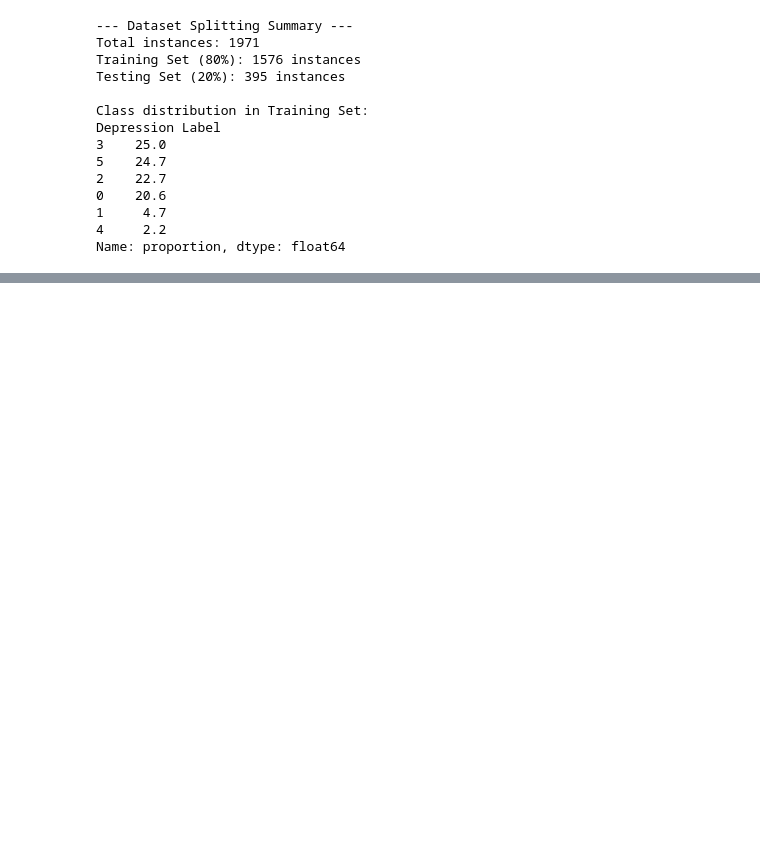
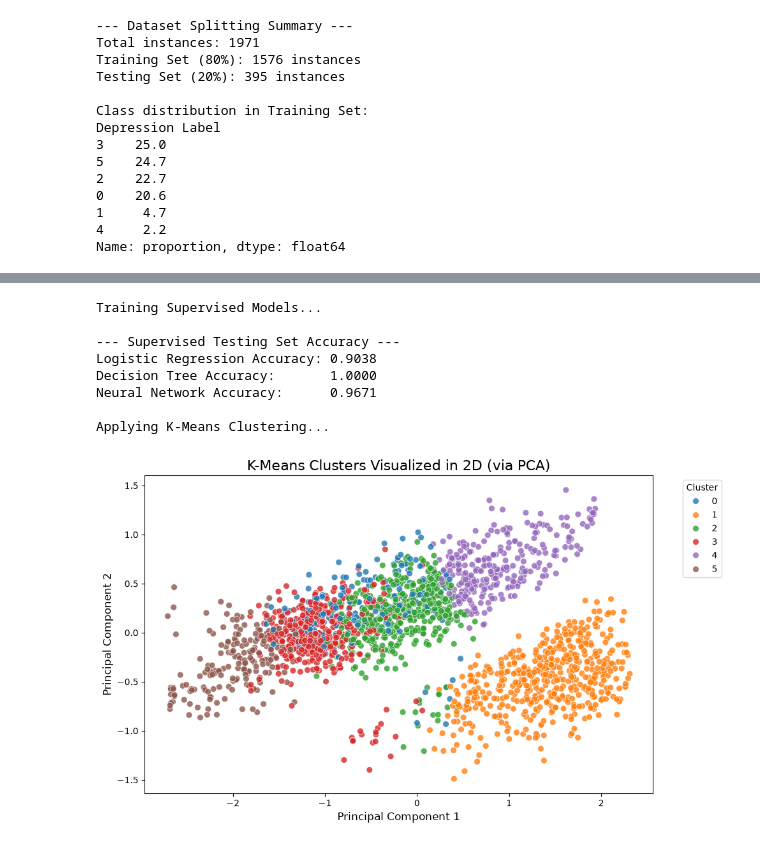
Before and after one commit to uzicodes/CS422-ML-PROJECT, a Jupyter notebook: depression_analysis.ipynb, the cells around one changed output, grey strips where cells are left out. Cells and saved outputs as stored; diff of their text form; code cells hidden in the pictures; blank space fills up the shorter version.

Commit message:
feat: model train & test section -5 updated> - Supervised (Logistic Regression, Decision Tree Classifier, Neural Network) - Unsupervised Learning (K-Means Clustering)

```diff
--- a/depression_analysis.ipynb
+++ b/depression_analysis.ipynb
@@ -402,0 +420,76 @@ Name: proportion, dtype: float64
+# %%
+from sklearn.tree import DecisionTreeClassifier
+from sklearn.linear_model import LogisticRegression
+from sklearn.neural_network import MLPClassifier
+from sklearn.metrics import accuracy_score
+from sklearn.cluster import KMeans
+from sklearn.decomposition import PCA
+import pandas as pd
+import matplotlib.pyplot as plt
+import seaborn as sns
+
+# =========================================================
+# PART A: SUPERVISED LEARNING
+# =========================================================
+
+# 1. Initialize the Models
+log_reg_model = LogisticRegression(max_iter=1000, random_state=42)
+dt_model = DecisionTreeClassifier(random_state=42)
+nn_model = MLPClassifier(hidden_layer_sizes=(64, 32), max_iter=1000, random_state=42)
+
+# 2. Train the Models on the Training Set
+print("Training Supervised Models...")
+log_reg_model.fit(X_train, y_train)
+dt_model.fit(X_train, y_train)
+nn_model.fit(X_train, y_train)
+
+# 3. Test the Models
+log_reg_preds = log_reg_model.predict(X_test)
+dt_preds = dt_model.predict(X_test)
+nn_preds = nn_model.predict(X_test)
+
+# 4. Display Initial Testing Accuracy
+print("\n--- Supervised Testing Set Accuracy ---")
+print(f"Logistic Regression Accuracy: {accuracy_score(y_test, log_reg_preds):.4f}")
+print(f"Decision Tree Accuracy:       {accuracy_score(y_test, dt_preds):.4f}")
+print(f"Neural Network Accuracy:      {accuracy_score(y_test, nn_preds):.4f}")
+
+
+# =========================================================
+# PART B: UNSUPERVISED LEARNING (K-MEANS)
+# =========================================================
+
+print("\nApplying K-Means Clustering...")
+
+# 1. Apply K-Means (K=6)
+kmeans = KMeans(n_clusters=6, random_state=42)
+cluster_labels = kmeans.fit_predict(X_scaled)
+
+# 2. Dimensionality Reduction for Visualization (PCA)
+pca = PCA(n_components=2)
+X_pca = pca.fit_transform(X_scaled)
+
+pca_df = pd.DataFrame(data=X_pca, columns=['Principal Component 1', 'Principal Component 2'])
+pca_df['K-Means Cluster'] = cluster_labels
+
+# 3. Showcase the Clusters
+plt.figure(figsize=(10, 6))
+sns.scatterplot(data=pca_df, x='Principal Component 1', y='Principal Component 2',
+                hue='K-Means Cluster', palette='tab10', s=50, alpha=0.8)
+
+plt.title('K-Means Clusters Visualized in 2D (via PCA)', fontsize=16)
+plt.xlabel('Principal Component 1', fontsize=12)
+plt.ylabel('Principal Component 2', fontsize=12)
+plt.legend(title='Cluster', bbox_to_anchor=(1.05, 1), loc='upper left')
+plt.tight_layout()
+plt.show()
+# %% [output]
+Training Supervised Models...
+
+--- Supervised Testing Set Accuracy ---
+Logistic Regression Accuracy: 0.9038
+Decision Tree Accuracy:       1.0000
+Neural Network Accuracy:      0.9671
+
+Applying K-Means Clustering...
+[figure, added]
```
Also changed, not shown: parts of 1 cell of this notebook.
